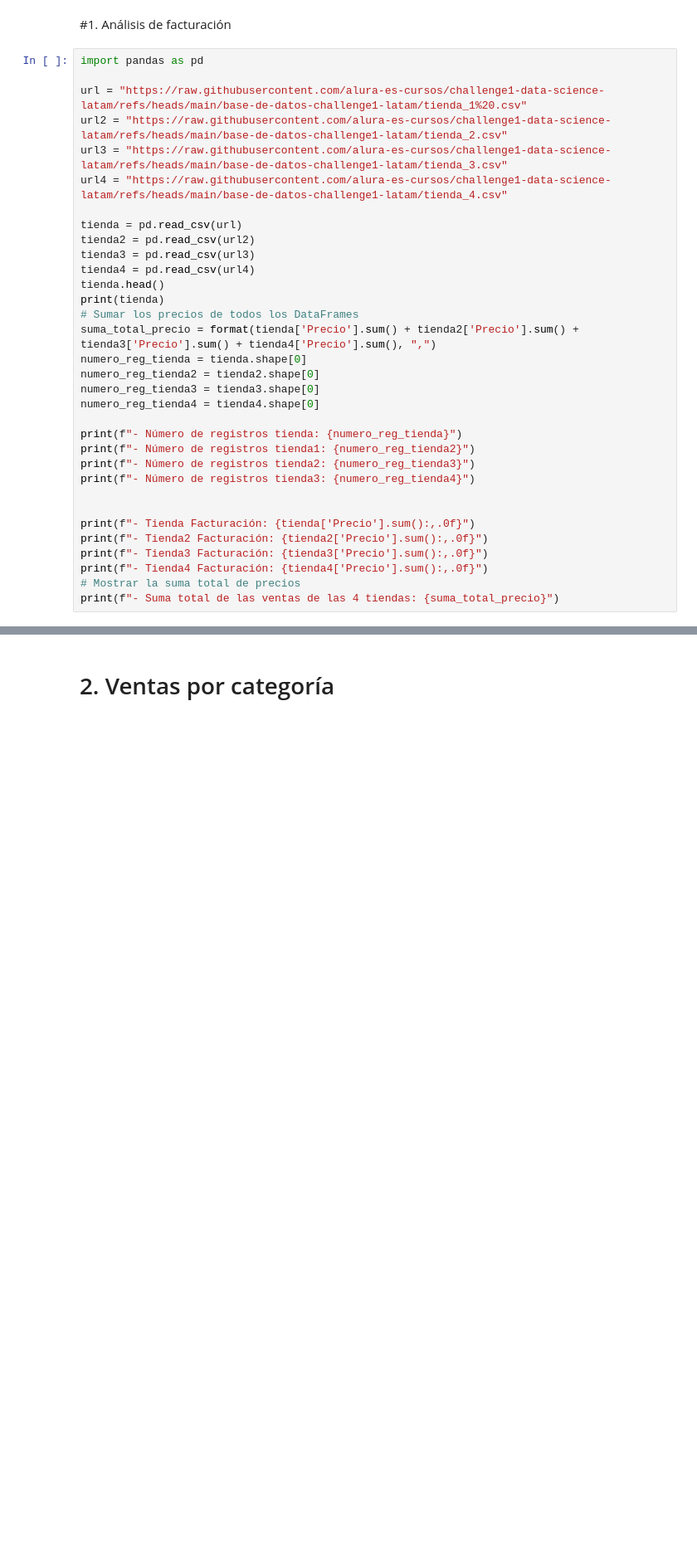
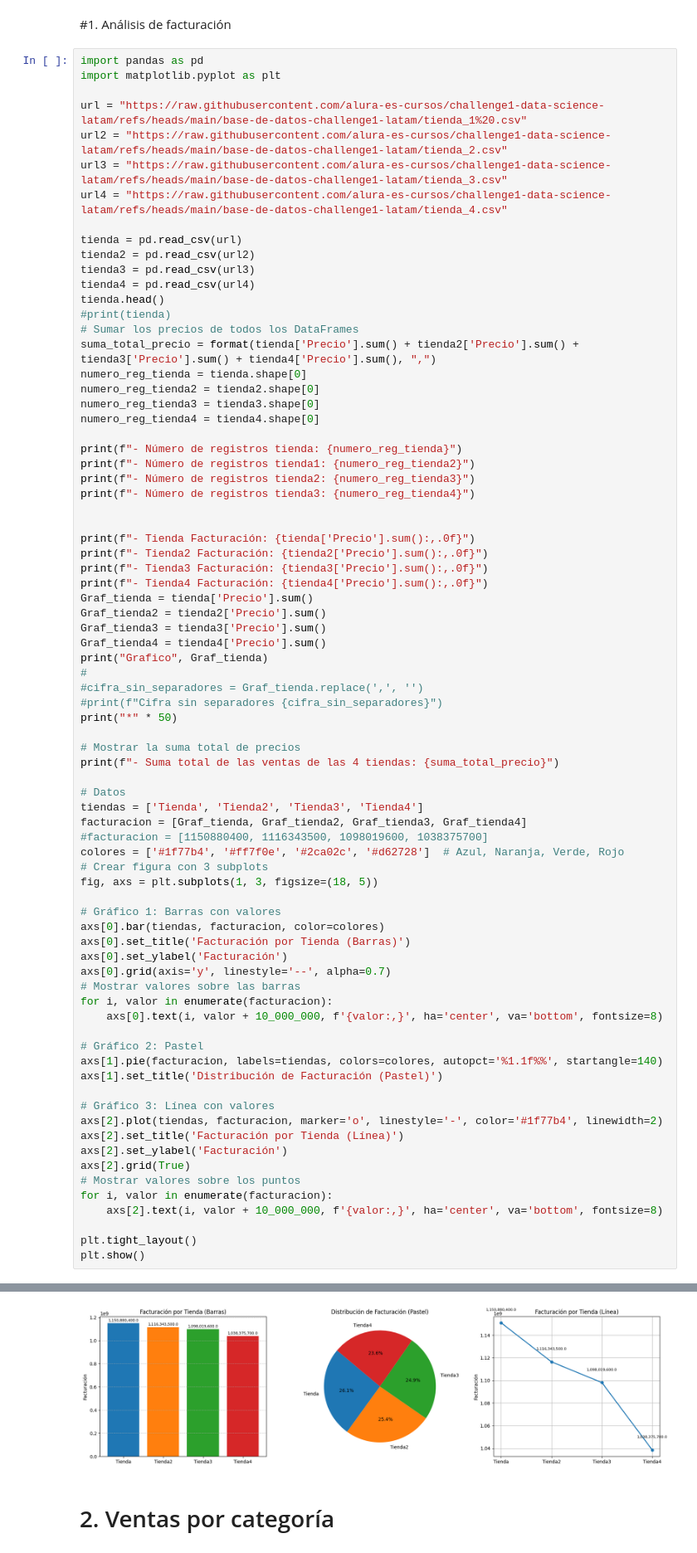
Before and after one commit to clopezv/alura-challenge-14-04-2025, a Jupyter notebook: AluraStoreLatam.ipynb, the cells around one changed output, grey strips where cells are left out. Shown: that part at 83% size. Drawn from its saved outputs; the diff is of its cells as text; blank space fills up the shorter version.

```diff
--- a/AluraStoreLatam.ipynb
+++ b/AluraStoreLatam.ipynb
@@ -27,6 +27,7 @@ tienda.head()
 #1. Análisis de facturación
 # %%
 import pandas as pd
+import matplotlib.pyplot as plt
 
 url = "https://raw.githubusercontent.com/alura-es-cursos/challenge1-data-science-latam/refs/heads/main/base-de-datos-challenge1-latam/tienda_1%20.csv"
 url2 = "https://raw.githubusercontent.com/alura-es-cursos/challenge1-data-science-latam/refs/heads/main/base-de-datos-challenge1-latam/tienda_2.csv"
@@ -38,7 +39,7 @@ tienda2 = pd.read_csv(url2)
 tienda3 = pd.read_csv(url3)
 tienda4 = pd.read_csv(url4)
 tienda.head()
-print(tienda)
+#print(tienda)
 # Sumar los precios de todos los DataFrames
 suma_total_precio = format(tienda['Precio'].sum() + tienda2['Precio'].sum() + tienda3['Precio'].sum() + tienda4['Precio'].sum(), ",")
 numero_reg_tienda = tienda.shape[0]
@@ -56,5 +57,49 @@ print(f"- Tienda Facturación: {tienda['Precio'].sum():,.0f}")
 print(f"- Tienda2 Facturación: {tienda2['Precio'].sum():,.0f}")
 print(f"- Tienda3 Facturación: {tienda3['Precio'].sum():,.0f}")
 print(f"- Tienda4 Facturación: {tienda4['Precio'].sum():,.0f}")
+Graf_tienda = tienda['Precio'].sum()
+Graf_tienda2 = tienda2['Precio'].sum()
+Graf_tienda3 = tienda3['Precio'].sum()
+Graf_tienda4 = tienda4['Precio'].sum()
+print("Grafico", Graf_tienda)
+#
+#cifra_sin_separadores = Graf_tienda.replace(',', '')
+#print(f"Cifra sin separadores {cifra_sin_separadores}")
+print("*" * 50)
+
 # Mostrar la suma total de precios
 print(f"- Suma total de las ventas de las 4 tiendas: {suma_total_precio}")
+
+# Datos
+tiendas = ['Tienda', 'Tienda2', 'Tienda3', 'Tienda4']
+facturacion = [Graf_tienda, Graf_tienda2, Graf_tienda3, Graf_tienda4]
+#facturacion = [1150880400, 1116343500, 1098019600, 1038375700]
+colores = ['#1f77b4', '#ff7f0e', '#2ca02c', '#d62728']  # Azul, Naranja, Verde, Rojo
+# Crear figura con 3 subplots
+fig, axs = plt.subplots(1, 3, figsize=(18, 5))
+
+# Gráfico 1: Barras con valores
+axs[0].bar(tiendas, facturacion, color=colores)
+axs[0].set_title('Facturación por Tienda (Barras)')
+axs[0].set_ylabel('Facturación')
+axs[0].grid(axis='y', linestyle='--', alpha=0.7)
+# Mostrar valores sobre las barras
+for i, valor in enumerate(facturacion):
+    axs[0].text(i, valor + 10_000_000, f'{valor:,}', ha='center', va='bottom', fontsize=8)
+
+# Gráfico 2: Pastel
+axs[1].pie(facturacion, labels=tiendas, colors=colores, autopct='%1.1f%%', startangle=140)
+axs[1].set_title('Distribución de Facturación (Pastel)')
+
+# Gráfico 3: Línea con valores
+axs[2].plot(tiendas, facturacion, marker='o', linestyle='-', color='#1f77b4', linewidth=2)
+axs[2].set_title('Facturación por Tienda (Línea)')
+axs[2].set_ylabel('Facturación')
+axs[2].grid(True)
+# Mostrar valores sobre los puntos
+for i, valor in enumerate(facturacion):
+    axs[2].text(i, valor + 10_000_000, f'{valor:,}', ha='center', va='bottom', fontsize=8)
+
+plt.tight_layout()
+plt.show()
+# %% [output]
@@ -61,2 +117,3 @@ print(f"- Suma total de las ventas de las 4 tiendas: {suma_total_precio}")
+[figure, added]
 # %% [markdown]
 # 2. Ventas por categoría
```
Also changed, not shown: parts of 7 cells of this notebook.
